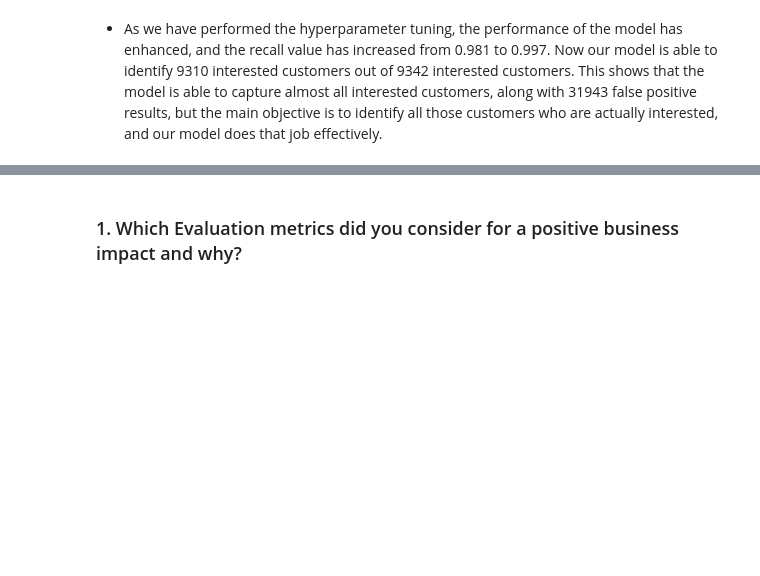
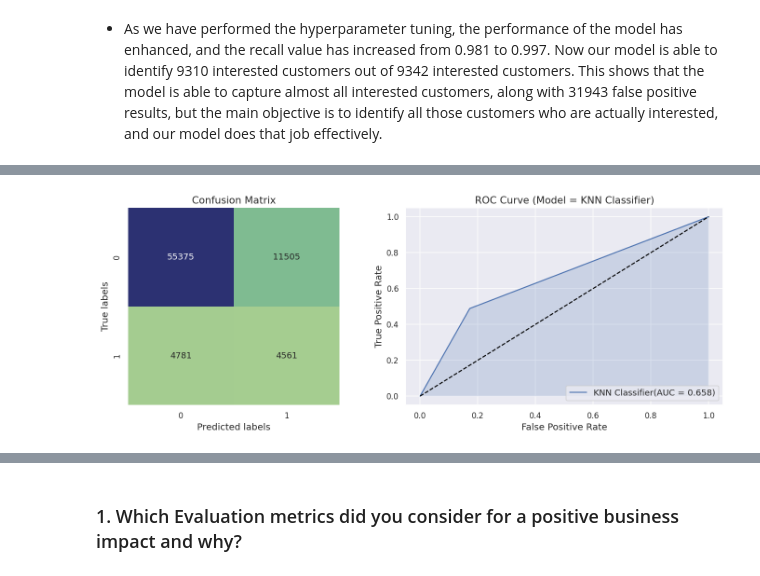
Before and after one commit to abhijain1216/Health-Insurance-Cross-Sell-Prediction-Classification-Project, a Jupyter notebook: Health_Insurance_Cross_Sell_Prediction_Classification_Project.ipynb, the cells around one changed output, grey strips where cells are left out. Drawn from its saved outputs; the diff is of its cells as text; code cells hidden in the pictures; blank space fills up the shorter version.

```diff
--- a/Health_Insurance_Cross_Sell_Prediction_Classification_Project.ipynb
+++ b/Health_Insurance_Cross_Sell_Prediction_Classification_Project.ipynb
@@ -1890,0 +1994,11 @@ Y_test_pred_brf = bal_randomforest_classifier.predict(X_test)
+# %%
+# ML Model - 6 Implementation
+knn_classifier = KNeighborsClassifier(n_neighbors=3)
+
+
+# Fit the Algorithm
+knn_classifier.fit(X_train_res,Y_train_res)
+
+# Predict on the model
+Y_train_pred_knn = knn_classifier.predict(X_train_res)
+Y_test_pred_knn = knn_classifier.predict(X_test)
@@ -1890,0 +2020,5 @@ Y_test_pred_brf = bal_randomforest_classifier.predict(X_test)
+# %%
+# Confusion matrix and ROC curve for test data
+results_visualization(Y_test,Y_test_pred_knn,'KNN Classifier')
+# %% [output]
+[figure, added]
```
Also changed, not shown: parts of 35 cells of this notebook.
